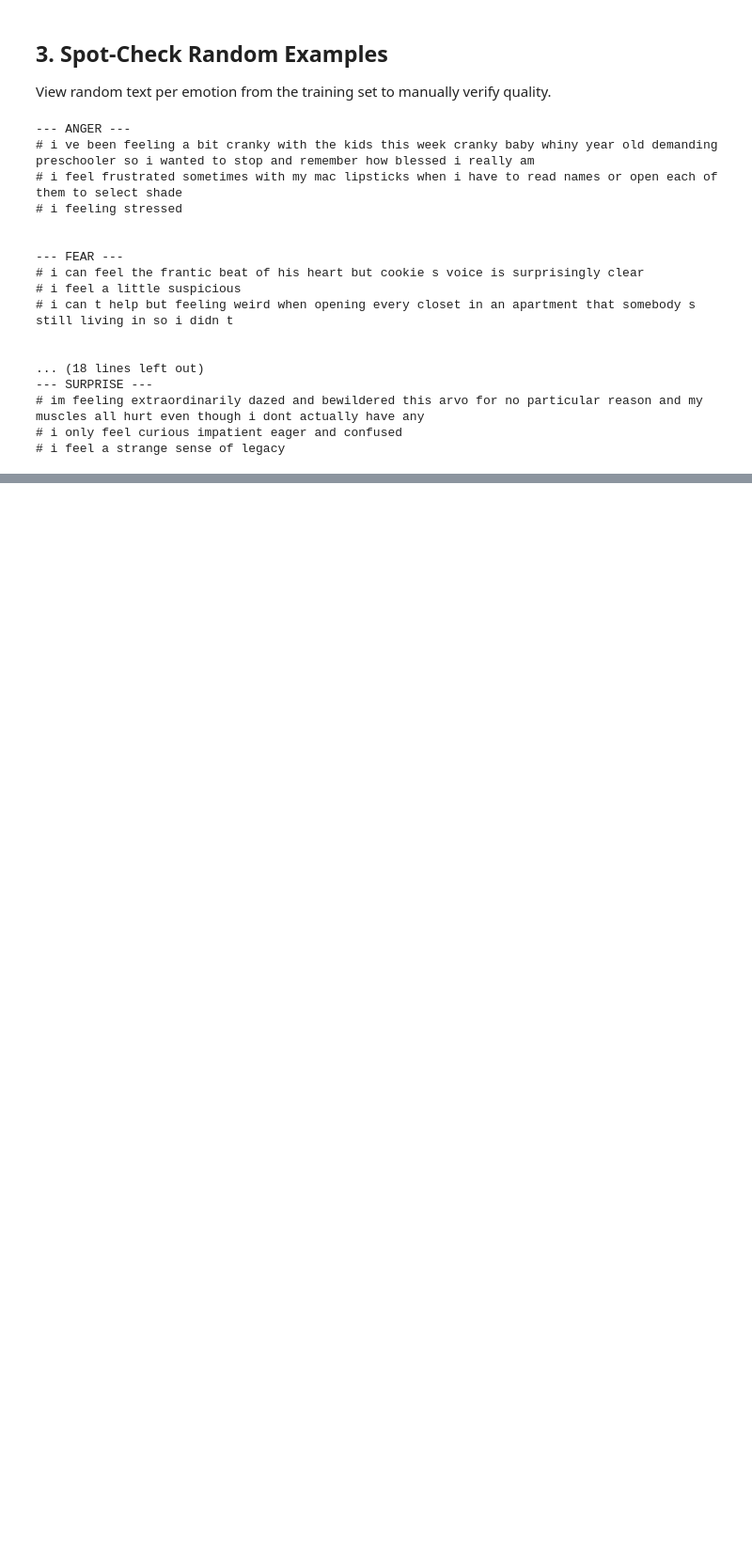
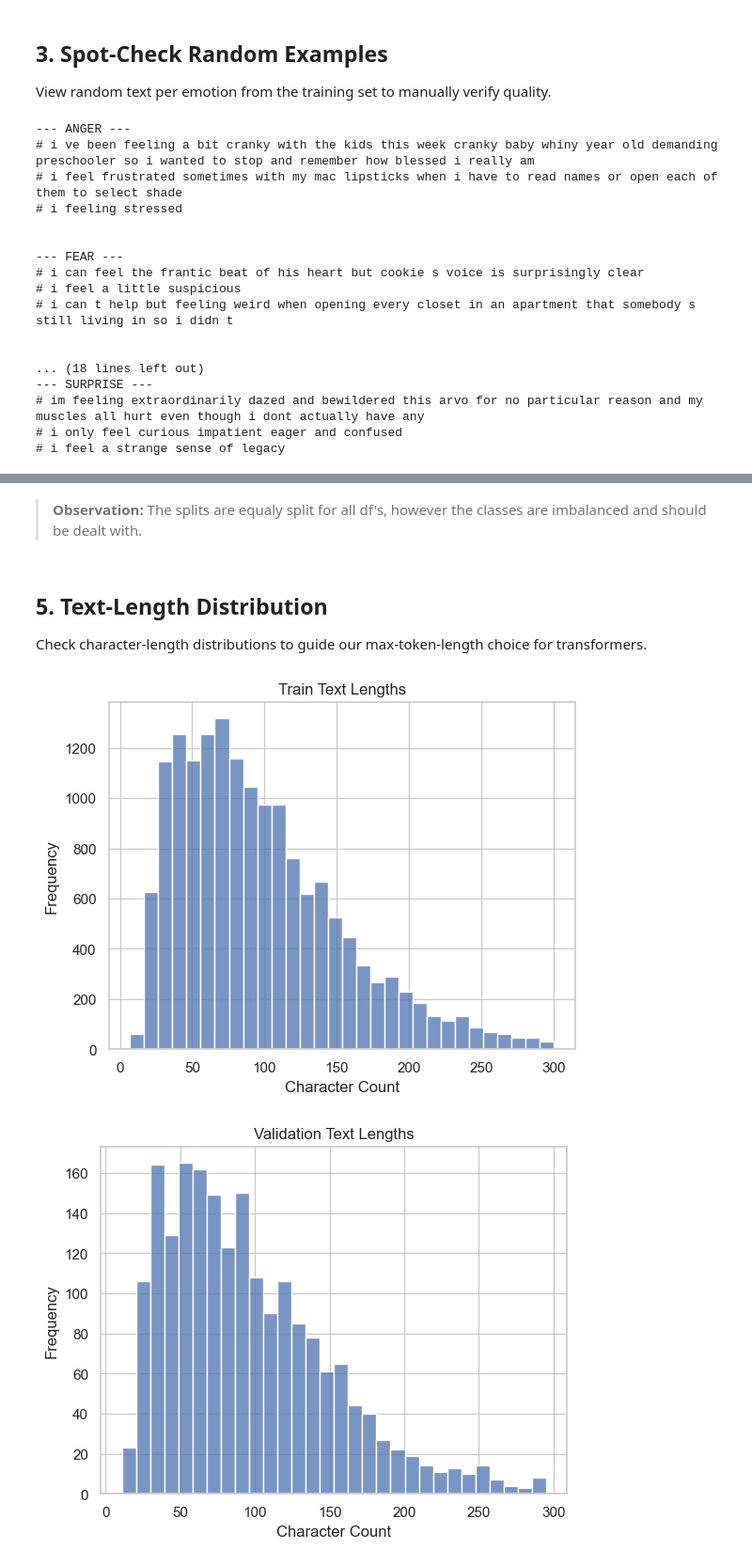
Before and after one commit to inablagur/emotion_detection, a Jupyter notebook: notebooks/01_data_exploration.ipynb, the cells around one changed output, grey strips where cells are left out. Shown at 94% size. Cells and saved outputs as stored; diff of their text form; code cells hidden in the pictures; blank space fills up the shorter version.

```diff
--- a/notebooks/01_data_exploration.ipynb
+++ b/notebooks/01_data_exploration.ipynb
@@ -125,0 +223,16 @@ for emotion in sorted(df_train.emotion.unique()):
+# %% [markdown]
+> **Observation:** The splits are equaly split for all df's, however the classes are imbalanced and should be dealt with.
+# %% [markdown]
+## 5. Text-Length Distribution
+
+Check character-length distributions to guide our max-token-length choice for transformers.
+# %%
+for split, df in [("Train", df_train), ("Validation", df_val), ("Test", df_test)]:
+    sns.histplot(df.text.str.len(), bins=30)
+    plt.title(f"{split} Text Lengths")
+    plt.xlabel("Character Count")
+    plt.ylabel("Frequency")
+    plt.show()
+# %% [output]
+[figure, added]
+[figure, added]
```
Also changed, not shown: parts of 13 cells of this notebook.
